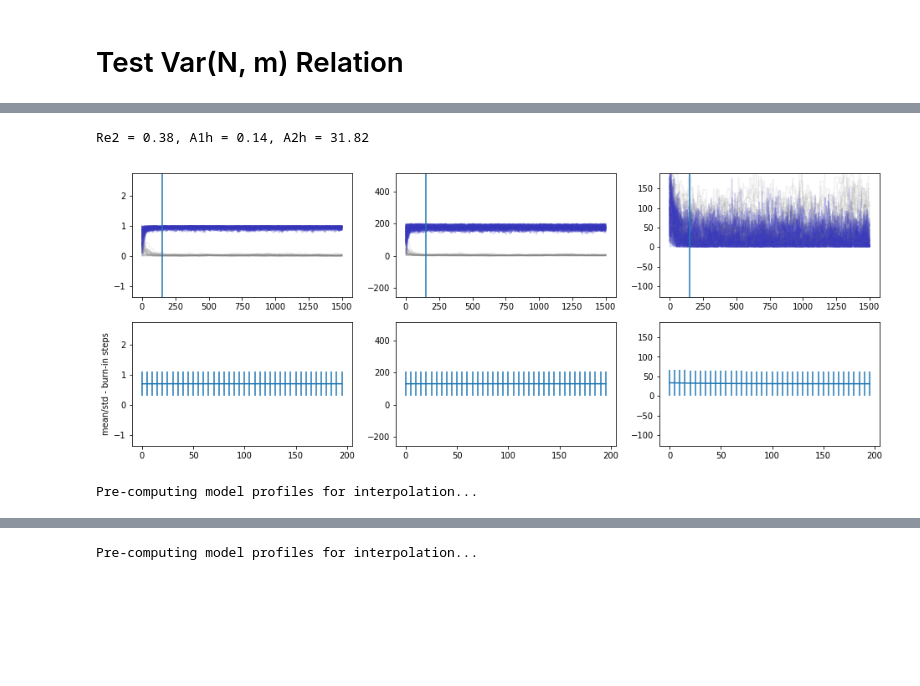
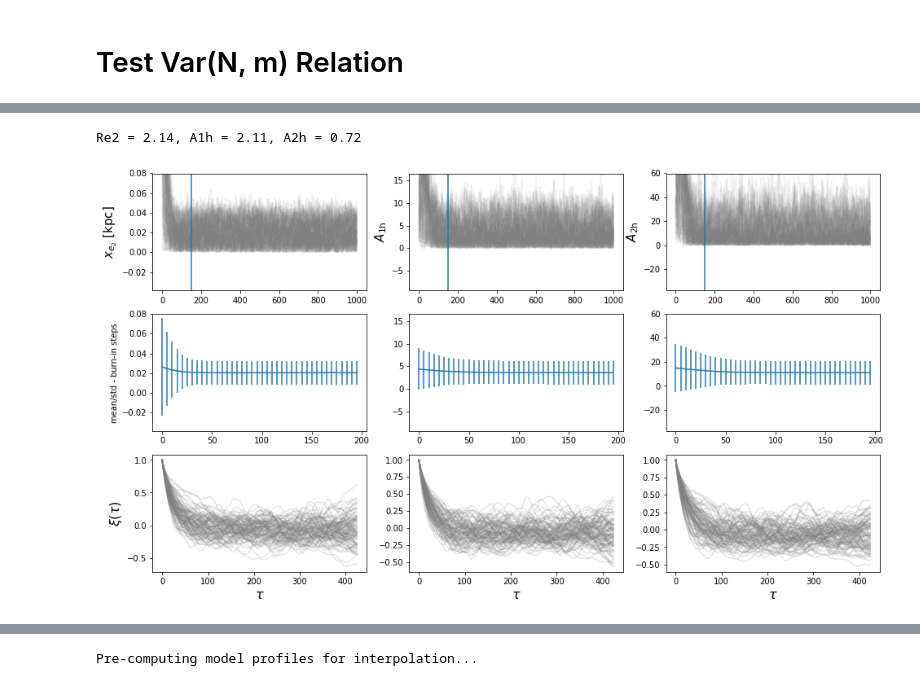
Before and after one commit to yuntingcheng/python_ciber, a Jupyter notebook: stack_modelfit/Untitled.ipynb, the cells around one changed output, grey strips where cells are left out. Drawn from its saved outputs; the diff is of its cells as text; code cells hidden in the pictures; blank space fills up the shorter version.

```diff
--- a/stack_modelfit/Untitled.ipynb
+++ b/stack_modelfit/Untitled.ipynb
@@ -27,8 +27,9 @@ else:
 cbmap = image_poly_filter(cbmap, strmask*mask_inst, degree=filt_order)
 # %%
 Nsub = 16
+
 # Nsigdata = {}
-for im in range(4):
+for im in [3]:#range(4):
     Nsigdata[im] = {}
 
     m_min, m_max = magbindict['m_min'][im], magbindict['m_max'][im]
@@ -131,3 +132,5 @@ for im in range(4):
     Nsigdata[im]['N_arr'+srctype] = Nsrc_jk_arr*Nsub
     Nsigdata[im]['sig_arr'+srctype] = sigma_arr
 clear_output()
+with open('./Nsigdata.pkl', "wb") as f:
+    pickle.dump(Nsigdata, f)
@@ -155,0 +159,3 @@ plt.savefig('/Users/ytcheng/Desktop/cov_scale.png', dpi = 150,bbox_inches='tight
+# %%
+with open('./Nsigdata.pkl', "rb") as f:
+    Nsigdata = pickle.load(f)
@@ -157,11 +251,11 @@ plt.savefig('/Users/ytcheng/Desktop/cov_scale.png', dpi = 150,bbox_inches='tight
 from run_fit import *
 
 inst = 1
-ifield = 5
+ifield = 7
 im = 0
 Npar = 3
 burn_in = 150
-
+plot_autocorr = True
 #============================================
 subsub = True if im==0 else False
 
@@ -182,63 +276,61 @@ samples = np.load(chaindir + savename)
 flatsamps = samples.copy()
 Nsteps, Nwalkers, _ = flatsamps.shape
 
-fig, ax = plt.subplots(2, 3, figsize = (16,6))
+if plot_autocorr:
+    fig, ax = plt.subplots(3, 3, figsize = (16,9))
+else:
+    fig, ax = plt.subplots(2, 3, figsize = (16,6))
 for i in range(flatsamps.shape[1]):
     ax[0][0].plot(flatsamps[:,i,0], c='grey', alpha=0.1)
     if Npar==3:
         ax[0][1].plot(flatsamps[:,i,1], c='grey', alpha=0.1)
         ax[0][2].plot(flatsamps[:,i,2], c='grey', alpha=0.1)
         if flatsamps[300,i,1] > 100:
             ax[0][1].plot(flatsamps[:,i,1], c='b', alpha=0.1)
             ax[0][0].plot(flatsamps[:,i,0], c='b', alpha=0.1)
             ax[0][2].plot(flatsamps[:,i,2], c='b', alpha=0.1)
     else:
         ax[0][2].plot(flatsamps[:,i,1], c='grey', alpha=0.1)
         ax[0][1].axis('off')
 
 ax[0][0].axvline(burn_in)
 ax[0][1].axvline(burn_in)
 ax[0][2].axvline(burn_in)
 
 for ipar in range(Npar):
     m = [np.mean(flatsamps[i:,:,ipar]) for i in np.arange(0,200,5)]
     e = [np.std(flatsamps[i:,:,ipar]) for i in np.arange(0,200,5)]
     ax[1][ipar].errorbar(np.arange(0,200,5), m, e)
     ax[0][ipar].set_ylim([m[-1]-5*e[-1], m[-1]+5*e[-1]])
     ax[1][ipar].set_ylim([m[-1]-5*e[-1], m[-1]+5*e[-1]])
 
 ax[1][0].set_ylabel('mean/std - burn-in steps')
+ax[0][0].set_ylabel(r"$x_{e_2}$ [kpc]", fontsize=15)
+ax[0][1].set_ylabel(r"$A_{\rm 1h}$", fontsize=15)
+ax[0][2].set_ylabel(r"$A_{\rm 2h}$", fontsize=15)
 
 fitparamdat = get_mcmc_fit_params_3par(inst,im, ifield=ifield,subsub=subsub)
 Re2, A1h, A2h = fitparamdat['Re2'], fitparamdat['A1h'], fitparamdat['A2h'],
+print('Re2 = %.2f, A1h = %.2f, A2h = %.2f'%(Re2, A1h, A2h))
 
-print('Re2 = %.2f, A1h = %.2f, A2h = %.2f'%(Re2, A1h, A2h))
-# fig, ax = plt.subplots(1, 3, figsize = (16,6))
-# import pymc3 as pm3
-# lags=np.arange(1,500)
-# for i in range(flatsamps.shape[1]):
-#     autocorr = [pm3.autocorr(flatsamps[burn_in:,i,0], l) for l in lags]
-#     ax[0].plot(lags, autocorr, c='grey',alpha=0.2)
-#     if Npar==3:
-#         autocorr = [pm3.autocorr(flatsamps[burn_in:,i,1], l) for l in lags]
-#         ax[1].plot(lags, autocorr, c='grey',alpha=0.2)
-#         autocorr = [pm3.autocorr(flatsamps[burn_in:,i,2], l) for l in lags]
-#         ax[2].plot(lags, autocorr, c='grey',alpha=0.2)
-#     else:
-#         autocorr = [pm3.autocorr(flatsamps[burn_in:,i,1], l) for l in lags]
-#         ax[2].plot(lags, autocorr, c='grey',alpha=0.2)
+if plot_autocorr:
+    for i in range(flatsamps.shape[1]):
+        lags, autocorr = plot_atcr(flatsamps[burn_in:,i,0])
+        ax[2][0].plot(lags, autocorr, c='grey',alpha=0.2)
+        if Npar==3:
+            lags, autocorr = plot_atcr(flatsamps[burn_in:,i,1])
+            ax[2][1].plot(lags, autocorr, c='grey',alpha=0.2)
+            lags, autocorr = plot_atcr(flatsamps[burn_in:,i,2])
+            ax[2][2].plot(lags, autocorr, c='grey',alpha=0.2)
+        else:
+            lags, autocorr = plot_atcr(flatsamps[burn_in:,i,1])
+            ax[2][2].plot(lags, autocorr, c='grey',alpha=0.2)
+    ax[2][0].set_xlabel(r'$\tau$', fontsize=16)
+    ax[2][1].set_xlabel(r'$\tau$', fontsize=16)
+    ax[2][2].set_xlabel(r'$\tau$', fontsize=16)
+    ax[2][0].set_ylabel(r'$\xi(\tau)$', fontsize=16)
+
+plt.savefig('/Users/ytcheng/Desktop/chains.png', dpi = 100, bbox_inches='tight')
 # %% [output]
-Re2 = 0.38, A1h = 0.14, A2h = 31.82
+Re2 = 2.14, A1h = 2.11, A2h = 0.72
-[figure, old version]
+[figure, new version]
-# %%
-from run_fit import *
-inst = 1
-ifield = 5
-im = 0
-filt_order = filt_order_dict[inst]
-subsub = False
-
-param_fit = fit_stacking_mcmc(inst, ifield, im, filt_order, subsub=subsub)
-param_fit.get_profgal_model_interp()
-# %% [output]
-Pre-computing model profiles for interpolation...
```
Also changed, not shown: parts of 17 cells of this notebook, 6 other files.
